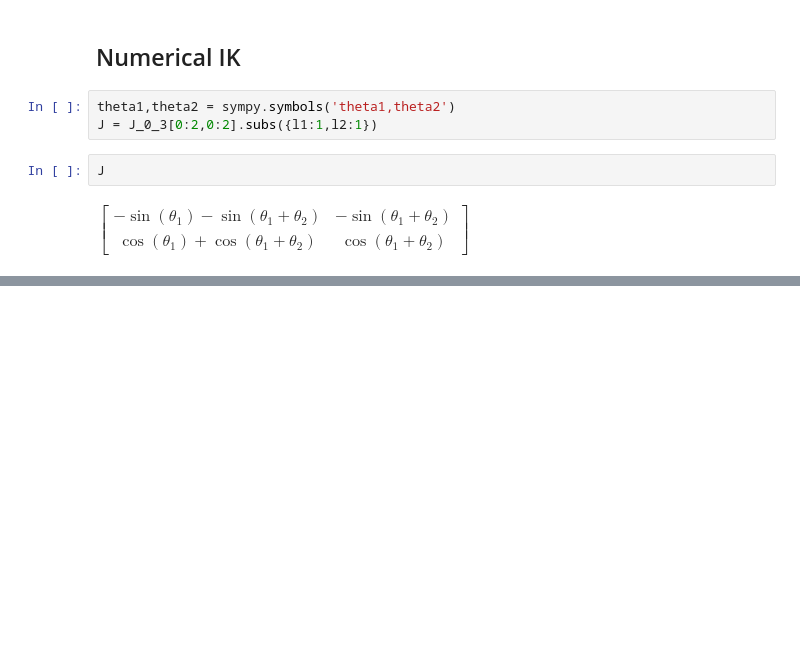
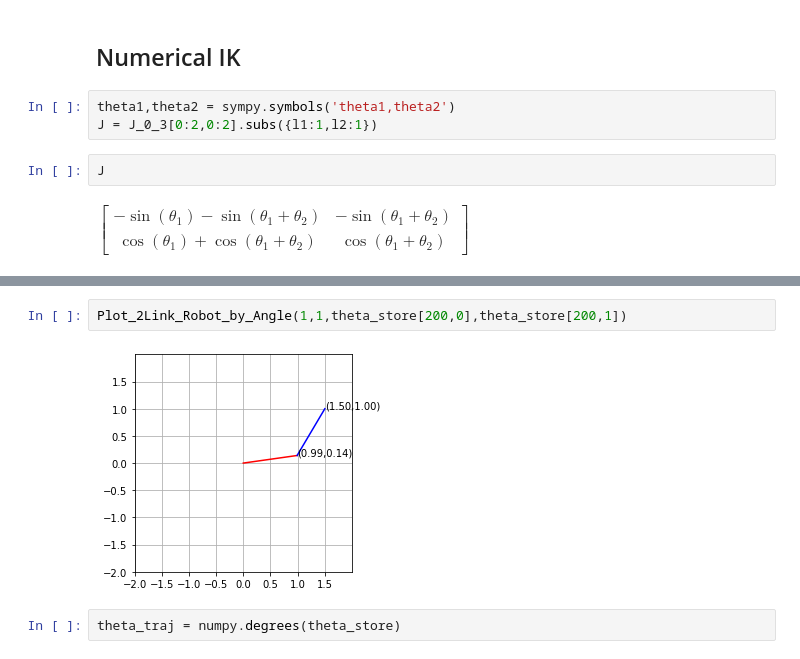
Before and after one commit to dongilc/intelligent_robotics, a Jupyter notebook: Intelligent Robotics Python Library_Example 5_Numerical_IK.ipynb, the cells around one changed output, grey strips where cells are left out. Saved outputs shown, nothing was run; the diff lists cells and outputs as text; blank space fills up the shorter version.

```diff
--- a/Intelligent Robotics Python Library_Example 5_Numerical_IK.ipynb
+++ b/Intelligent Robotics Python Library_Example 5_Numerical_IK.ipynb
@@ -224,0 +352,6 @@ Plot_2Link_Robot_by_Angle(1,1,theta[0],theta[1])
+# %%
+Plot_2Link_Robot_by_Angle(1,1,theta_store[200,0],theta_store[200,1])
+# %% [output]
+[figure, added]
+# %%
+theta_traj = numpy.degrees(theta_store)
```
Also changed, not shown: parts of 18 cells of this notebook, 2 other files.
